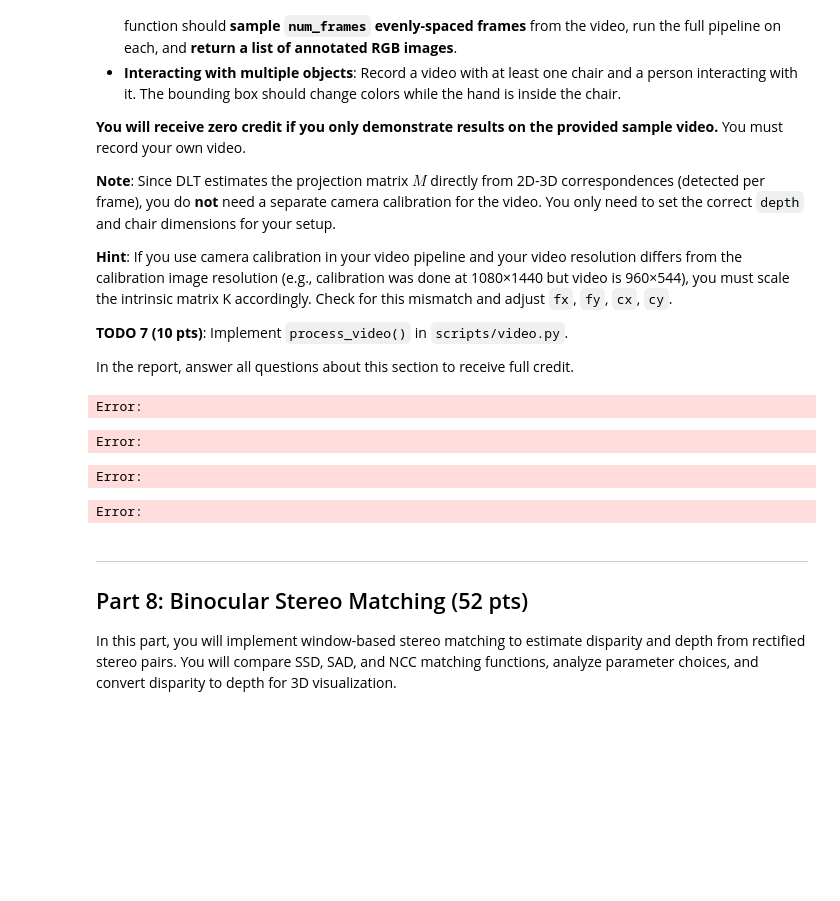
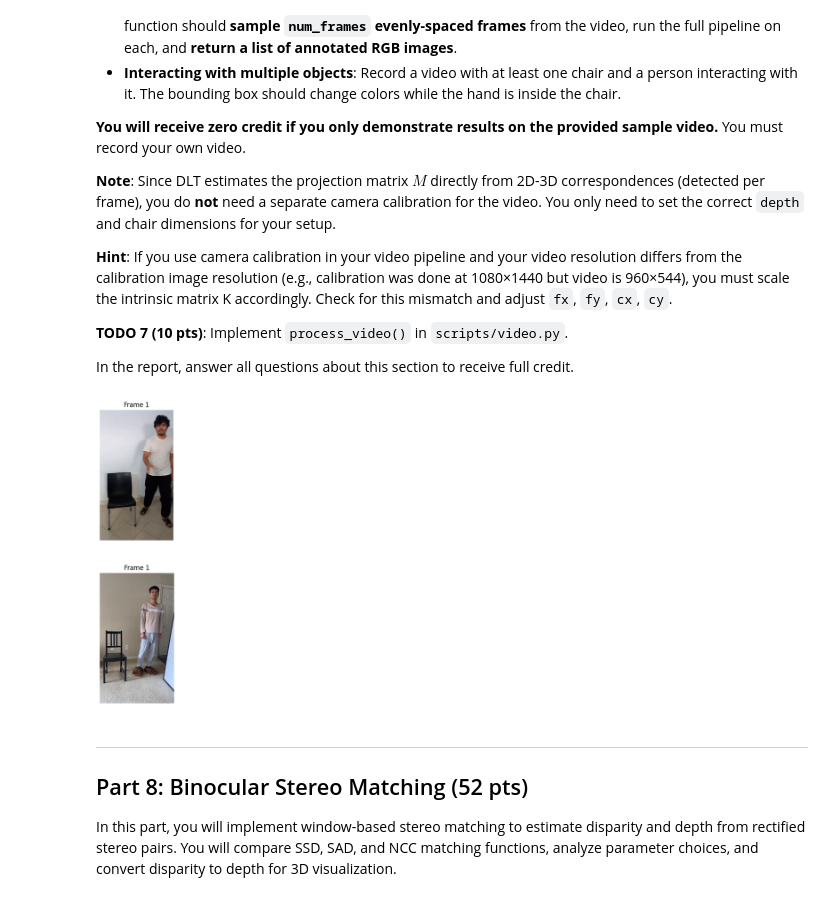
Before and after one commit to 23hsn4-sys/CV4, a Jupyter notebook: assignment4/assignment4.ipynb, the cells around one changed output. Cells and saved outputs as stored; diff of their text form; code cells hidden in the pictures; blank space fills up the shorter version.

```diff
--- a/assignment4/assignment4.ipynb
+++ b/assignment4/assignment4.ipynb
@@ -526,6 +534,38 @@ Now that you have a working pipeline for a single image, extend it to process a
 **TODO 7 (10 pts)**: Implement `process_video()` in `scripts/video.py`.
 
 In the report, answer all questions about this section to receive full credit.
+# %%
+from scripts.video import process_video
+
+# Update these parameters for your own setup
+video_path = 'data/cali2/my_camera/video2.mp4'  # your recorded video
+frames = process_video(
+    video_path,
+    num_frames=20,
+    depth=1.91,
+    calib_path='data/cali2/my_camera/cali/',
+    size_x=0.3,
+    size_y=0.3,
+    size_z=1.0
+)
+
+# Display sampled frames as a grid
+if frames:
+    n = len(frames)
+    cols = 5
+    rows = (n + cols - 1) // cols
+    fig, axes = plt.subplots(rows, cols, figsize=(20, 4 * rows))
+    axes = axes.flatten()
+    for i, frame in enumerate(frames):
+        axes[i].imshow(frame)
+        axes[i].set_title(f'Frame {i+1}')
+        axes[i].axis('off')
+    for i in range(n, len(axes)):
+        axes[i].axis('off')
+    plt.tight_layout()
+    plt.show()
+# %% [output]
+[figure, added]
 # %%
 from scripts.video import process_video
 
@@ -555,10 +595,7 @@ if frames:
     plt.tight_layout()
     plt.show()
 # %% [output]
-Error:
-Error:
-Error:
-Error:
+[figure, added]
 # %% [markdown]
 ---
 ## Part 8: Binocular Stereo Matching (52 pts)
```
Also changed, not shown: parts of 1 cell of this notebook, 3 other files.
